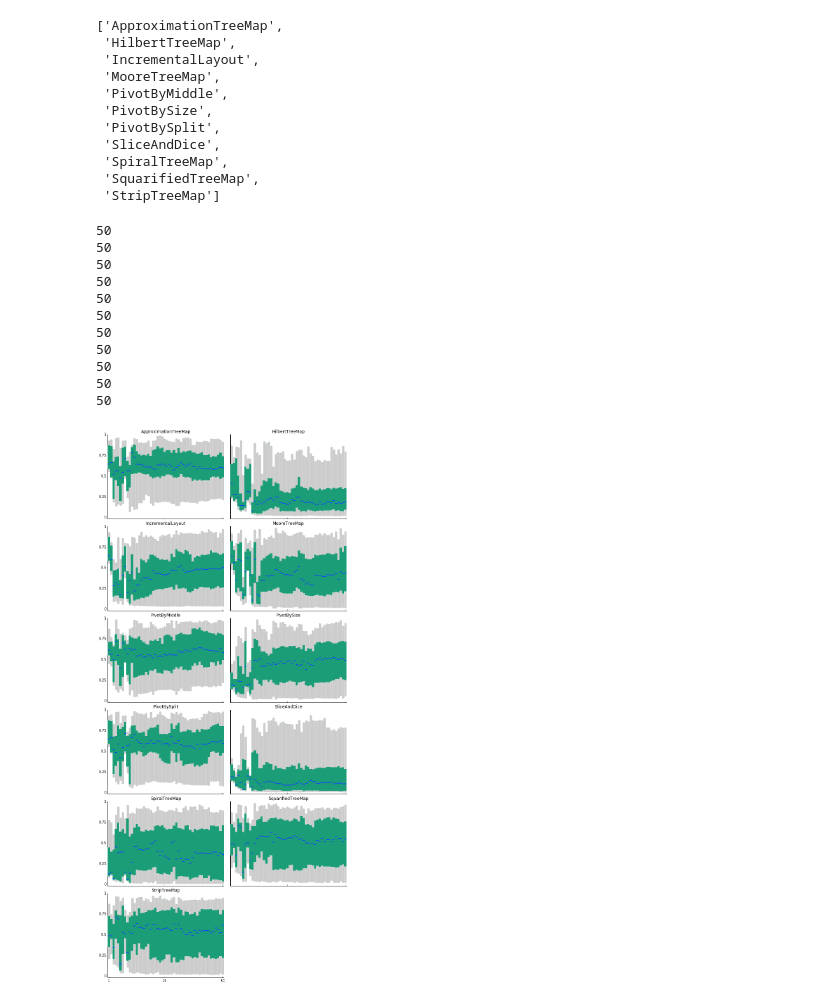
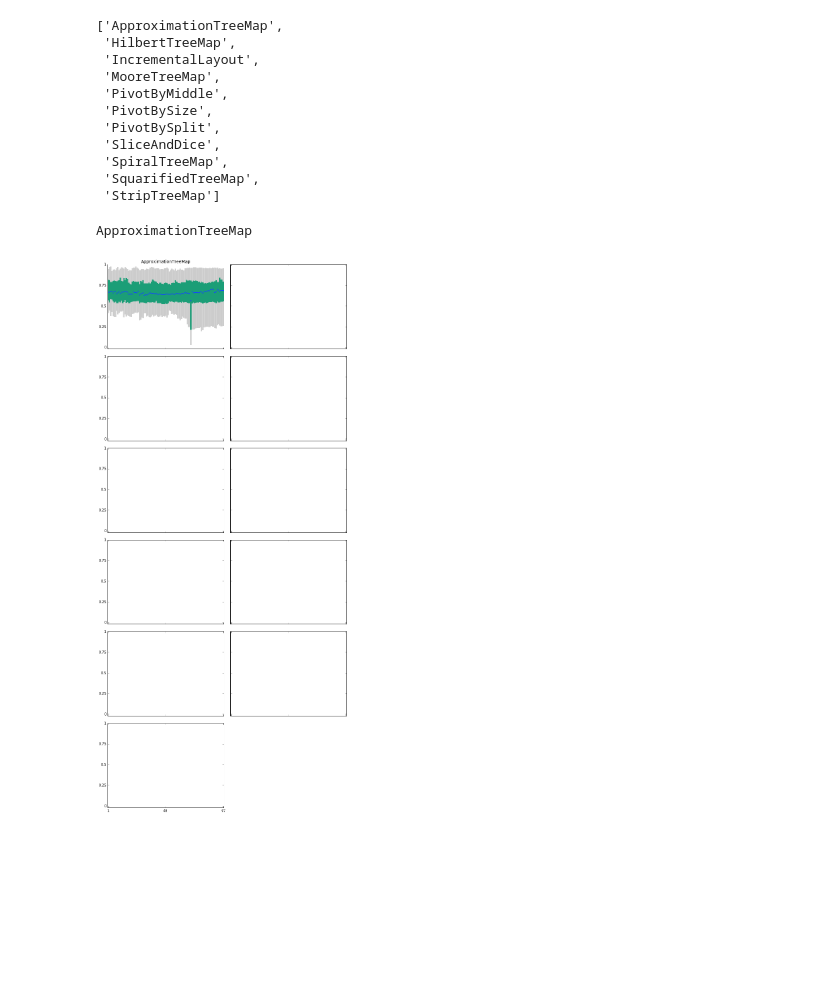
Before and after one commit to EduardoVernier/baseline-metric, a Jupyter notebook: code/BaselineMetric.ipynb, the cells around one changed output. Cells and saved outputs as stored; diff of their text form; code cells hidden in the pictures; blank space fills up the shorter version.

```diff
--- a/code/BaselineMetric.ipynb
+++ b/code/BaselineMetric.ipynb
@@ -15,7 +15,7 @@ import math
 ## Find and parse real and baseline layout files
 Files are not neatly organized
 # %%
-dataset_id = "calcuta" # Program argument
+dataset_id = "exo" # Program argument
 # %%
 rectangles_dirs = [d[0] for d in os.walk("../rectangles/")]
 rectangles_dirs.sort()
@@ -126,9 +126,9 @@ def styleBoxplot(bp, ax, n_revisions):
     for whisker in bp['whiskers']:
         whisker.set(color='#CCCCCC',
                     linestyle='-',
-                    solid_capstyle="butt",
-                    path_effects=[pe.Stroke(linewidth=2, foreground='#1b9e77'), pe.Normal()],
-                    linewidth=(get_ax_size(ax)[0])/(n_revisions))
+                    solid_capstyle="butt")
+        whisker.set_path_effects([pe.PathPatchEffect(edgecolor='#CCCCCC', linewidth=((get_ax_size(ax)[0])/(n_revisions))*1.08,
+                                                 facecolor='black')])
     for cap in bp['caps']:
         cap.set(color='#FFFFFF', linewidth=0)
 
@@ -138,6 +138,7 @@ def styleBoxplot(bp, ax, n_revisions):
 
     # Remove extra spines and ticks
     ax.spines['top'].set_visible(False)
+    ax.spines['left'].set_zorder(100)
     ax.spines['right'].set_visible(False)
     ax.tick_params(axis='x', which='both', top='off')
     ax.tick_params(axis='y', which='both', right='off', left='off')
@@ -158,37 +159,29 @@ technique_ids
 # %%
 nrow = 6
 ncol = 2
 fig, axs = plt.subplots(nrow, ncol, sharex=True, sharey=True, figsize=(10, 22))
 fig.delaxes(axs[5, 1])
 fig.tight_layout()
 
 for i, ax in enumerate(fig.axes):
     technique = technique_ids[i]
     ax.set_title(technique)
     print(technique)
 
     data = []
     for revision in range(n_revisions):
         df = rectangles[technique][revision]
         ars = df[['rw', 'rh']].min(axis=1) / df[['rw', 'rh']].max(axis=1)
         data.append(ars)
     bp = ax.boxplot(data, whis=[5, 95], showfliers=False, patch_artist=True, widths=1);
 
     ax.set_ylim(ymin=-0.02, ymax=1)
     ax.set_yticks([0, .25, .5, .75, 1], minor=False)
     ax.set_yticklabels([0, .25, .5, .75, 1], fontdict=None, minor=False)
     styleBoxplot(bp, ax, len(data))
     fig.savefig(dataset_id + "_ar" + '.svg')
+    fig.savefig(dataset_id + "_ar" + '.png')
+    break
 # %% [output]
-50
-50
-50
-50
-50
-50
-50
-50
-50
-50
-50
+ApproximationTreeMap
-[figure, old version]
+[figure, new version]
```
Also changed, not shown: parts of 1 cell of this notebook.
